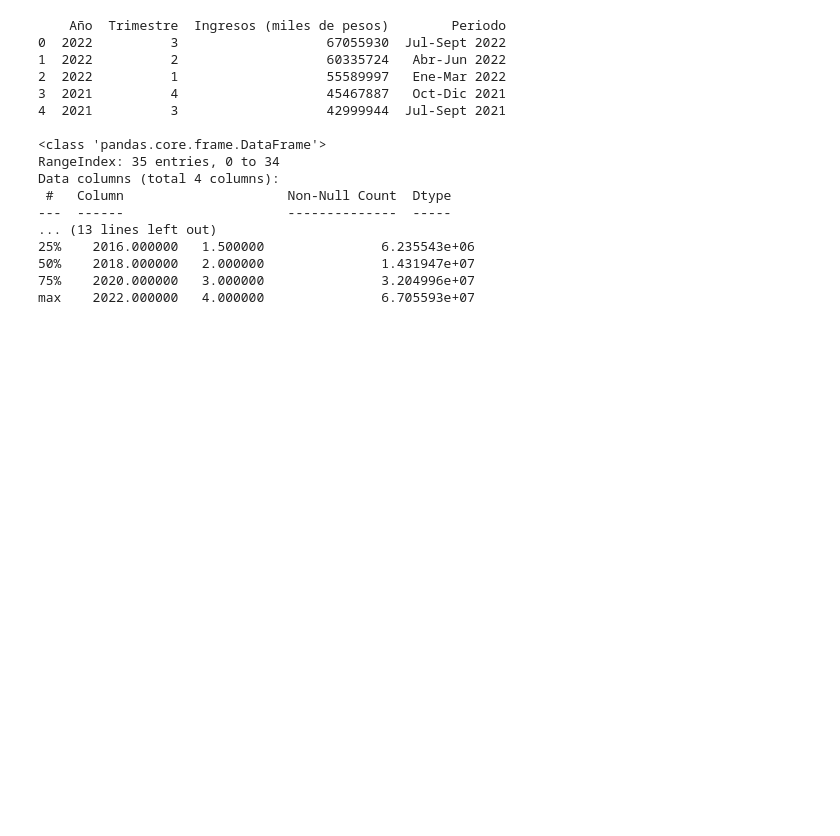
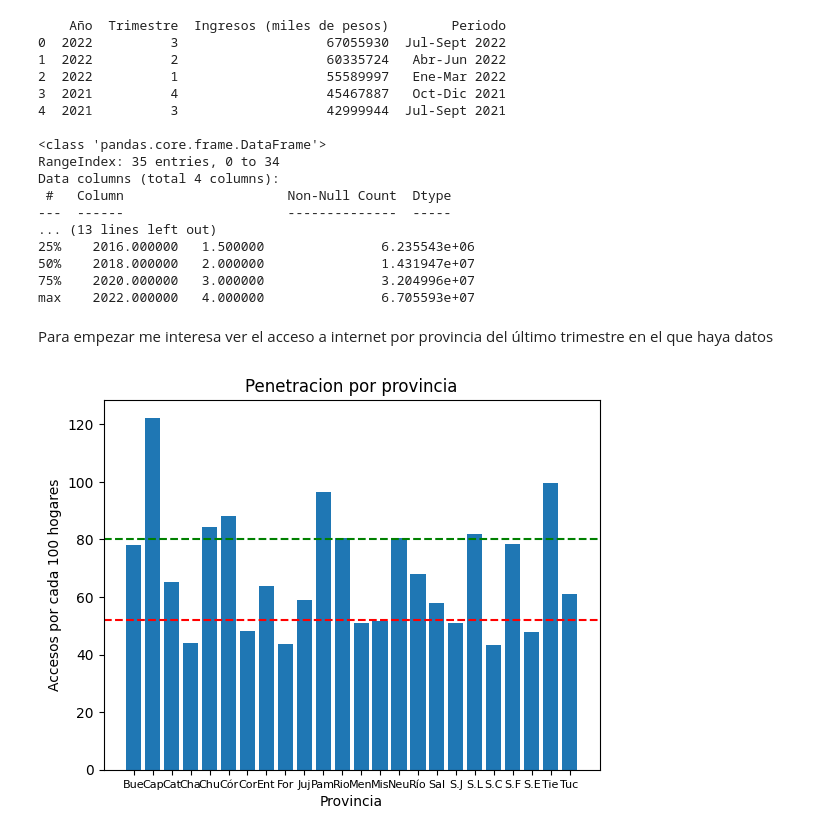
Before and after one commit to PolloSonico/Proyecto_Telecomunicaciones, a Jupyter notebook: EDA.ipynb, the cells around one changed output. Drawn from its saved outputs; the diff is of its cells as text; code cells hidden in the pictures; blank space fills up the shorter version.

```diff
--- a/EDA.ipynb
+++ b/EDA.ipynb
@@ -2,12 +2,12 @@
 import pandas as pd
 import matplotlib.pyplot as plt
 
-historico_velocidad_internet = pd.read_csv("data_limpia\historico_velocidad_internet.csv", thousands='.')
-Internet_Accesos_por_tecnologia = pd.read_csv("data_limpia\Internet_Accesos_por_tecnologia.csv", engine='python', skipfooter=1, thousands='.')
-Internet_Accesos_por_velocidad = pd.read_csv("data_limpia\Internet_Accesos_por_velocidad.csv", thousands='.')
-Internet_BAF = pd.read_csv("data_limpia\Internet_BAF.csv", thousands='.')
-Internet_Penetracion = pd.read_csv("data_limpia\Internet_Penetracion.csv", thousands='.')
-Internet_Ingresos = pd.read_csv("data_limpia\Internet_Ingresos.csv", thousands='.')
+historico_velocidad_internet = pd.read_csv("data_limpia\historico_velocidad_internet.csv")
+Internet_Accesos_por_tecnologia = pd.read_csv("data_limpia\Internet_Accesos_por_tecnologia.csv")
+Internet_Accesos_por_velocidad = pd.read_csv("data_limpia\Internet_Accesos_por_velocidad.csv")
+Internet_BAF = pd.read_csv("data_limpia\Internet_BAF.csv")
+Internet_Penetracion = pd.read_csv("data_limpia\Internet_Penetracion.csv")
+Internet_Ingresos = pd.read_csv("data_limpia\Internet_Ingresos.csv")
 # %% [markdown]
 Imprimo datos basicos de los dataframes: las primeras filas, la informacion general y las estadisticas descriptivas.
 # %%
@@ -142,3 +142,30 @@ Data columns (total 4 columns):
 50%    2018.000000   2.000000               1.431947e+07
 75%    2020.000000   3.000000               3.204996e+07
 max    2022.000000   4.000000               6.705593e+07
+# %% [markdown]
+Para empezar me interesa ver el acceso a internet por provincia del último trimestre en el que haya datos
+# %%
+# Crear una nueva columna con las iniciales de las provincias para usar en el grafico
+Internet_Penetracion['Provincia'] = Internet_Penetracion['Provincia'].str.replace('La Pampa', 'Pampa')
+Internet_Penetracion['Provincia'] = Internet_Penetracion['Provincia'].str.replace('La Rioja', 'Rioja')
+Internet_Penetracion['Provincia'] = Internet_Penetracion['Provincia'].str.replace('San Juan', 'S.Juan')
+Internet_Penetracion['Provincia'] = Internet_Penetracion['Provincia'].str.replace('San Luis', 'S.Luis')
+Internet_Penetracion['Provincia'] = Internet_Penetracion['Provincia'].str.replace('Santa Cruz', 'S.Cruz')
+Internet_Penetracion['Provincia'] = Internet_Penetracion['Provincia'].str.replace('Santa Fe', 'S.Fe')
+Internet_Penetracion['Provincia'] = Internet_Penetracion['Provincia'].str.replace('Santiago Del Estero', 'S.Estero')
+
+Internet_Penetracion['iniciales'] = Internet_Penetracion['Provincia'].apply(lambda x: x[:3])
+
+# Crear un gráfico de barras con la información de la población por provincia
+Penetracion_ultimo_Trimestre = Internet_Penetracion[(Internet_Penetracion["Año"] == 2022) & (Internet_Penetracion["Trimestre"] == 3)]
+
+plt.bar(Penetracion_ultimo_Trimestre['iniciales'], Penetracion_ultimo_Trimestre['Accesos por cada 100 hogares'])
+plt.xticks(fontsize=8)
+plt.xlabel('Provincia')
+plt.ylabel('Accesos por cada 100 hogares')
+plt.axhline(y=52, linestyle='--', color='red')
+plt.axhline(y=80, linestyle='--', color='green')
+plt.title('Penetracion por provincia')
+plt.show()
+# %% [output]
+[figure, added]
```
Also changed, not shown: parts of 12 cells of this notebook, 1 other file.
